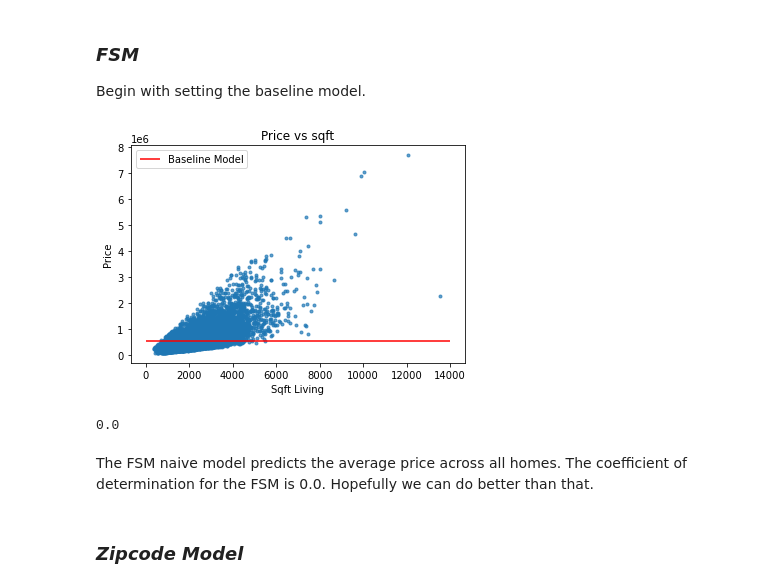
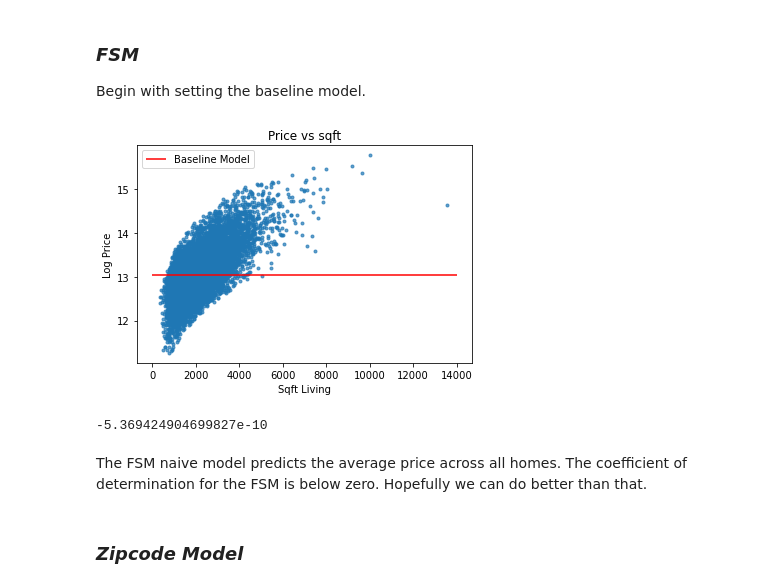
Before and after one commit to jonnyhof/kings_county_housing_analysis, a Jupyter notebook: jonny_king_county_analysis.ipynb, the cells around one changed output. Drawn from its saved outputs; the diff is of its cells as text; code cells hidden in the pictures.

Commit message:
added train/test split

```diff
--- a/jonny_king_county_analysis.ipynb
+++ b/jonny_king_county_analysis.ipynb
@@ -212,0 +223,11 @@ for feat in log_feats:
+# %%
+# first split the target (y) from the predictors (X)
+
+y_df = df['log_price']
+X_df = df.drop('log_price', axis=1)
+# Note I am leaving all the columns in the X_df because I select from them differently for each model.
+# %%
+# Now use sklearn to split the df
+
+X_df_train, X_df_test, y_df_train, y_df_test = train_test_split(
+    X_df, y_df, test_size=0.25, random_state=1234)
@@ -371,13 +407,13 @@ Okay, now the King County cities dataframe is ready.
 
 Begin with setting the baseline model.
 # %%
-baseline = df['price'].mean()
+baseline = y_df_train.mean()
 # %%
-plt.scatter(df['sqft_living'], df['price'], alpha=0.7, marker='.')
+plt.scatter(X_df_train['sqft_living'], y_df_train, alpha=0.7, marker='.')
 plt.hlines(baseline, -1, 14000, color='r', label='Baseline Model')
 plt.title('Price vs sqft')
 plt.xlabel('Sqft Living')
-plt.ylabel('Price')
+plt.ylabel('Log Price')
 plt.legend();
 # %% [output]
-[figure, old version]
+[figure, new version]
@@ -386,12 +420,12 @@ from sklearn.metrics import r2_score
 # %%
-baselines = [baseline for x in range(len(df))]
+baselines = [baseline for x in range(len(y_df_test))]
 
-r2_baseline = r2_score(df['price'], baselines)
+r2_baseline = r2_score(y_df_test, baselines)
 r2_baseline
 # %% [output]
-0.0
+-5.369424904699827e-10
 # %% [markdown]
-The FSM naive model predicts the average price across all homes. The coefficient of determination for the FSM is 0.0. Hopefully we can do better than that.
+The FSM naive model predicts the average price across all homes. The coefficient of determination for the FSM is below zero. Hopefully we can do better than that.
 # %% [markdown]
 ### *Zipcode Model*
 # %%
```
Also changed, not shown: parts of 25 cells of this notebook.
